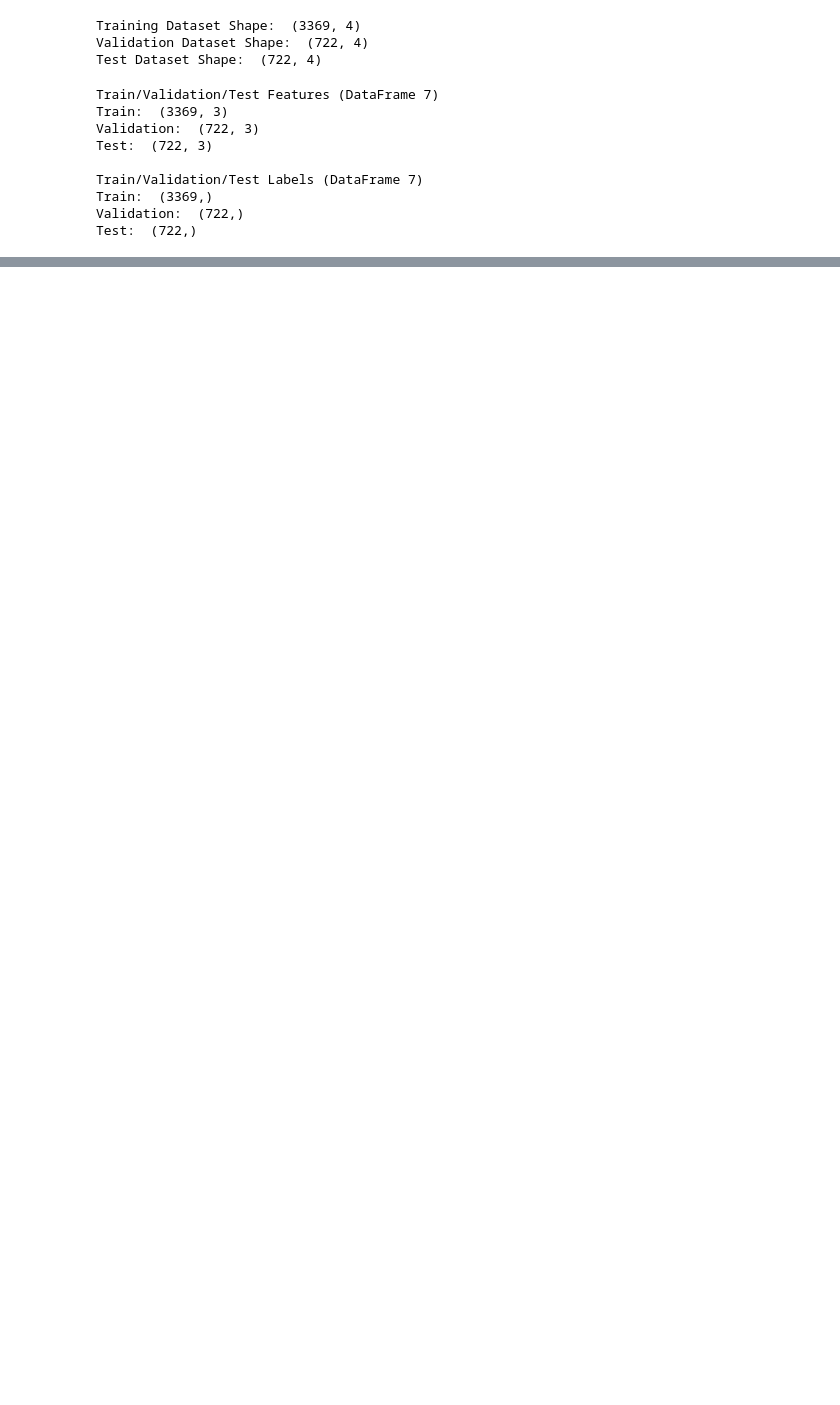
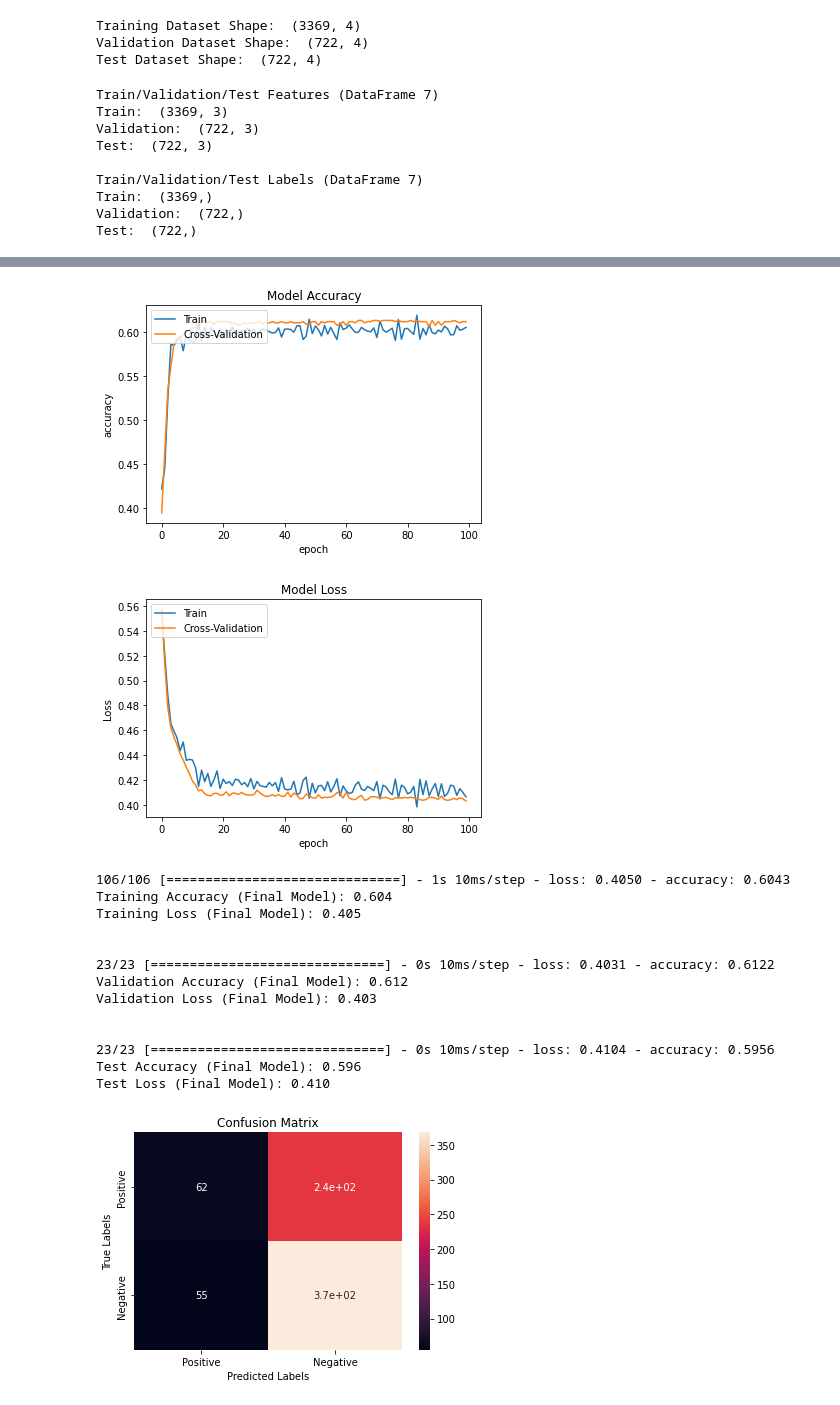
Before and after one commit to ElijahBarbour/UFC-Fight-Prediction-Using-Neural-Networks, a Jupyter notebook: Neural_Networks_Binary_Classification_UFC_Dataset.ipynb, the cells around one changed output, grey strips where cells are left out. Drawn from its saved outputs; the diff is of its cells as text; code cells hidden in the pictures; blank space fills up the shorter version.

```diff
--- a/Neural_Networks_Binary_Classification_UFC_Dataset.ipynb
+++ b/Neural_Networks_Binary_Classification_UFC_Dataset.ipynb
@@ -854,0 +994,3 @@ Epoch 100/100
+# %%
+normalized_train_df, normalized_validation_df, normalized_test_df, train_label, validation_label, test_label = split_and_normalize(df_7)
+train_validation_test_shape()
@@ -854,0 +1033,7 @@ Epoch 100/100
+# %%
+#https://stackoverflow.com/questions/55929401/how-to-specify-model-compile-for-binary-crossentropy-activation-sigmoid-and-act
+#https://neptune.ai/blog/keras-loss-functions
+
+
+model = build_NN6_model()
+model.summary()
@@ -854,0 +1058,14 @@ Epoch 100/100
+# %%
+EPOCHS = 100
+batch_sz = 100
+with tf.device('/GPU:0'):
+    history_6 = model.fit(
+        normalized_train_df,
+        train_label,
+        batch_size = batch_sz,
+        epochs = EPOCHS,
+        verbose = 1,
+        shuffle = True,
+        steps_per_epoch = int(normalized_train_df.shape[0] / batch_sz),
+        validation_data = (normalized_validation_df, validation_label),
+    )
@@ -854,0 +1090,22 @@ Epoch 100/100
+# %%
+show_accuracy_plot(history_6)
+show_loss_plot(history_6)
+accuracy_loss_measurements()
+show_confusion_matrix(normalized_test_df, test_label)
+# %% [output]
+[figure, added]
+[figure, added]
+106/106 [==============================] - 1s 10ms/step - loss: 0.4050 - accuracy: 0.6043
+Training Accuracy (Final Model): 0.604
+Training Loss (Final Model): 0.405
+
+
+23/23 [==============================] - 0s 10ms/step - loss: 0.4031 - accuracy: 0.6122
+Validation Accuracy (Final Model): 0.612
+Validation Loss (Final Model): 0.403
+
+
+23/23 [==============================] - 0s 10ms/step - loss: 0.4104 - accuracy: 0.5956
+Test Accuracy (Final Model): 0.596
+Test Loss (Final Model): 0.410
+[figure, added]
```
Also changed, not shown: parts of 56 cells of this notebook, 2 other files.
